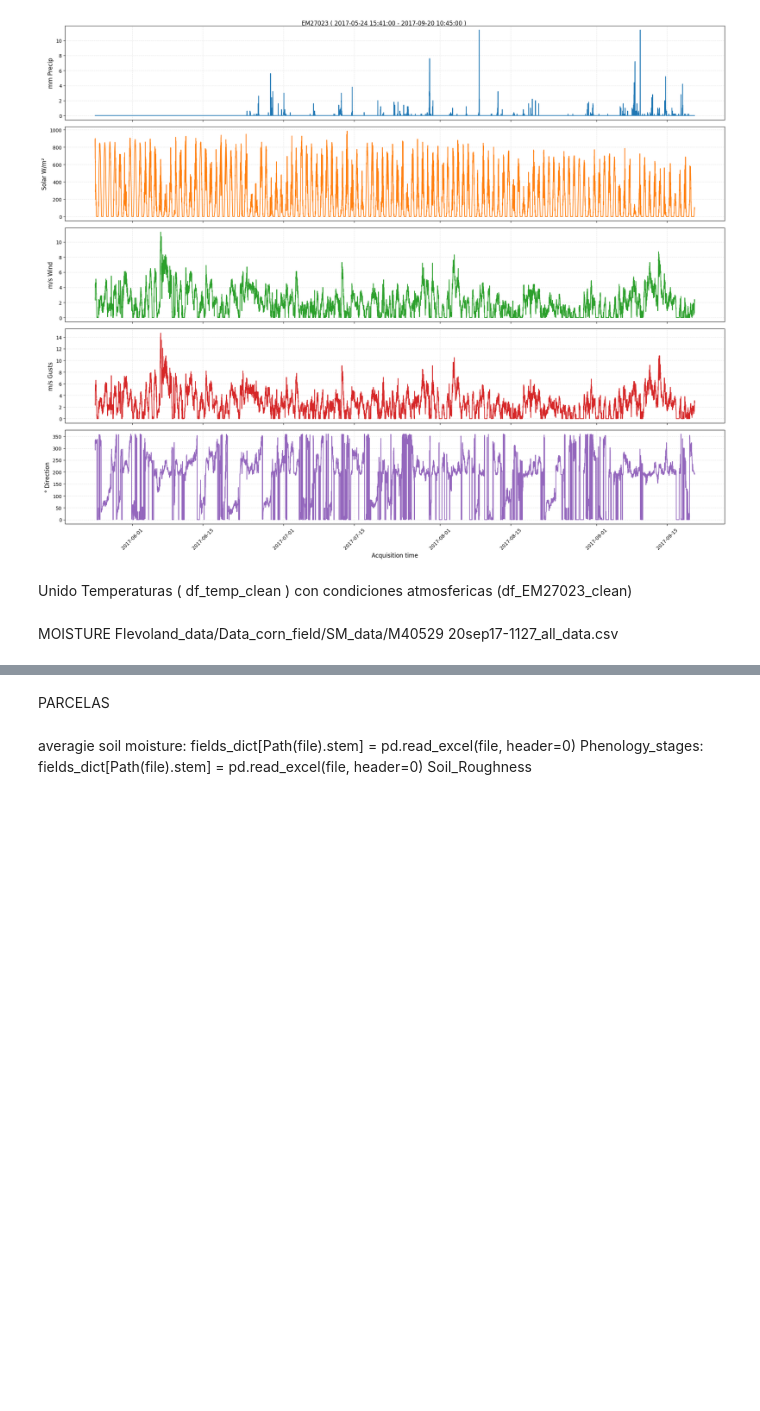
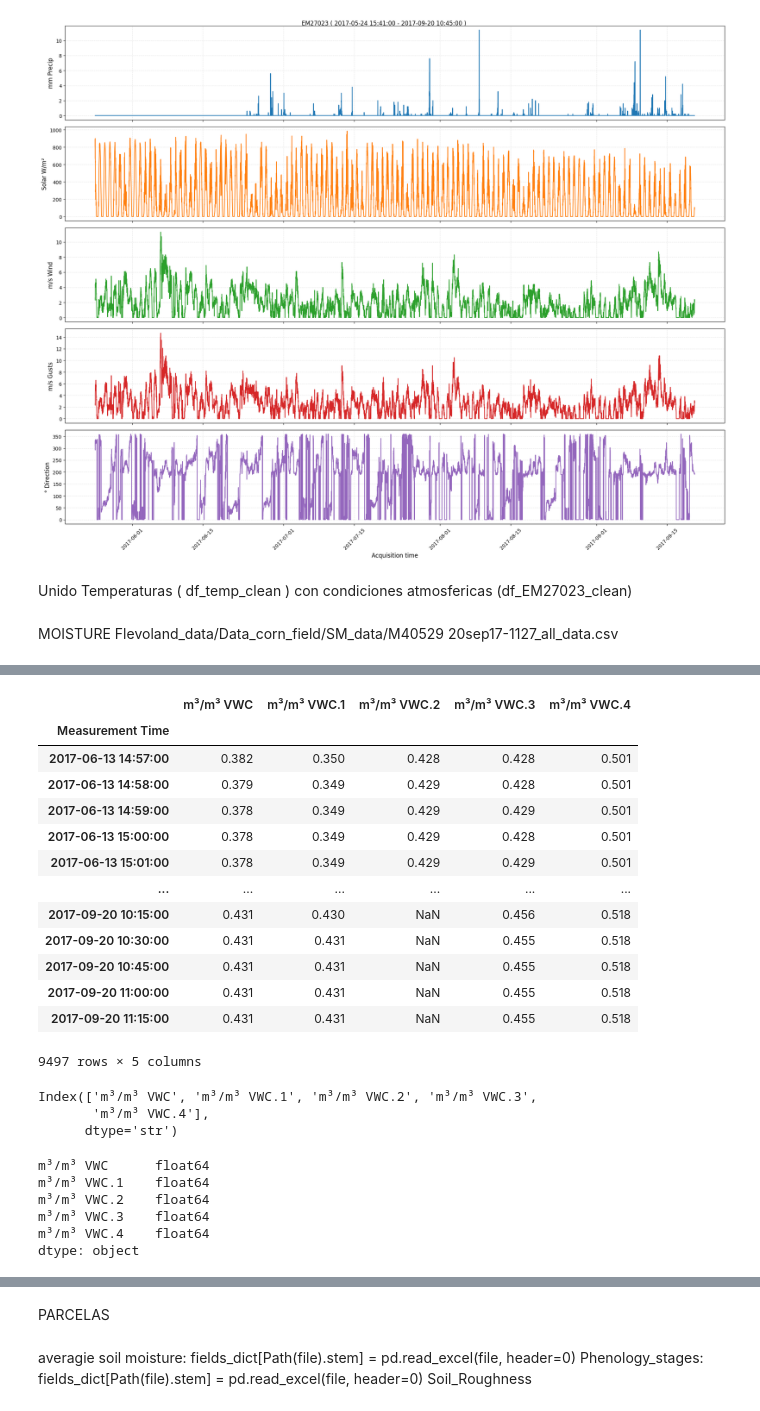
Before and after one commit to cFr4nk/Tesi_SAR_Analysis, a Jupyter notebook: App_1.ipynb, the cells around one changed output, grey strips where cells are left out. Drawn from its saved outputs; the diff is of its cells as text; code cells hidden in the pictures; blank space fills up the shorter version.

```diff
--- a/App_1.ipynb
+++ b/App_1.ipynb
@@ -177,24 +183,47 @@ display(df_EM40529)
 # %%
-col_name = df_EM27023.columns[0]
-
-
-df_EM40529[col_name] = pd.to_datetime(
-    df_EM40529[col_name],
+df_EM40529.index = pd.to_datetime(
+    df_EM40529.index,
     format="%d-%m-%Y %H:%M",
     errors='coerce' # Se una riga è corrotta, mette NaT invece di crashare
 )
 
-display(df_EM40529)
-
-df_EM40529_clean = df_EM40529.dropna(how='all', subset=df_EM40529.columns[1:5])
+df_EM40529_clean = df_EM40529.dropna(how='all')
 display(df_EM40529_clean)
+# %% [output]
+|  | m³/m³ VWC | m³/m³ VWC.1 | m³/m³ VWC.2 | m³/m³ VWC.3 | m³/m³ VWC.4 |
+| Measurement Time |  |  |  |  |  |
+| 2017-06-13 14:57:00 | 0.382 | 0.350 | 0.428 | 0.428 | 0.501 |
+| 2017-06-13 14:58:00 | 0.379 | 0.349 | 0.429 | 0.428 | 0.501 |
+| 2017-06-13 14:59:00 | 0.378 | 0.349 | 0.429 | 0.429 | 0.501 |
+| 2017-06-13 15:00:00 | 0.378 | 0.349 | 0.429 | 0.428 | 0.501 |
+| 2017-06-13 15:01:00 | 0.378 | 0.349 | 0.429 | 0.429 | 0.501 |
+| ... | ... | ... | ... | ... | ... |
+| 2017-09-20 10:15:00 | 0.431 | 0.430 | NaN | 0.456 | 0.518 |
+| 2017-09-20 10:30:00 | 0.431 | 0.431 | NaN | 0.455 | 0.518 |
+| 2017-09-20 10:45:00 | 0.431 | 0.431 | NaN | 0.455 | 0.518 |
+| 2017-09-20 11:00:00 | 0.431 | 0.431 | NaN | 0.455 | 0.518 |
+| 2017-09-20 11:15:00 | 0.431 | 0.431 | NaN | 0.455 | 0.518 |
+9497 rows × 5 columns
+# %%
+print(df_EM40529_clean.columns[0:])
+# %% [output]
+Index(['m³/m³ VWC', 'm³/m³ VWC.1', 'm³/m³ VWC.2', 'm³/m³ VWC.3',
+       'm³/m³ VWC.4'],
+      dtype='str')
 # %%
-cols_to_fix = df_EM40529_clean.columns[1:]
+cols_to_fix = df_EM40529_clean.columns[0:]
 
 # Applica la conversione a tutto il blocco e riassegna
 df_EM40529_clean[cols_to_fix] = df_EM40529_clean[cols_to_fix].apply(pd.to_numeric, errors='coerce')
 
 display(df_EM40529_clean.dtypes) #display(df_EM40529_clean)
+# %% [output]
+m³/m³ VWC      float64
+m³/m³ VWC.1    float64
+m³/m³ VWC.2    float64
+m³/m³ VWC.3    float64
+m³/m³ VWC.4    float64
+dtype: object
 # %%
 fig, ax = plt.subplots(figsize=(15, 8))
 
```
Also changed, not shown: parts of 9 cells of this notebook, 2 other files.
